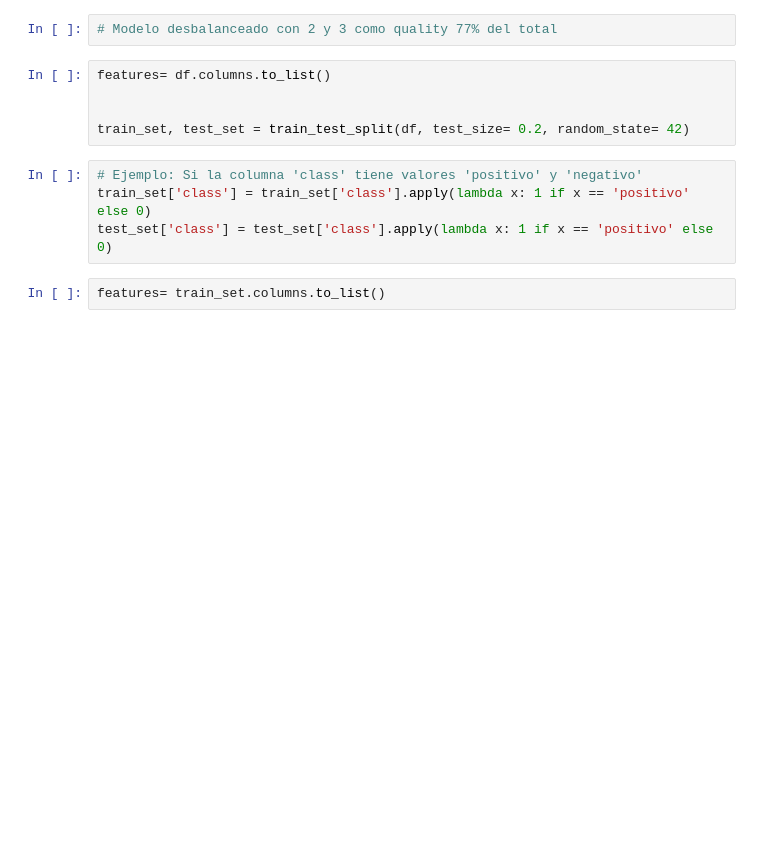
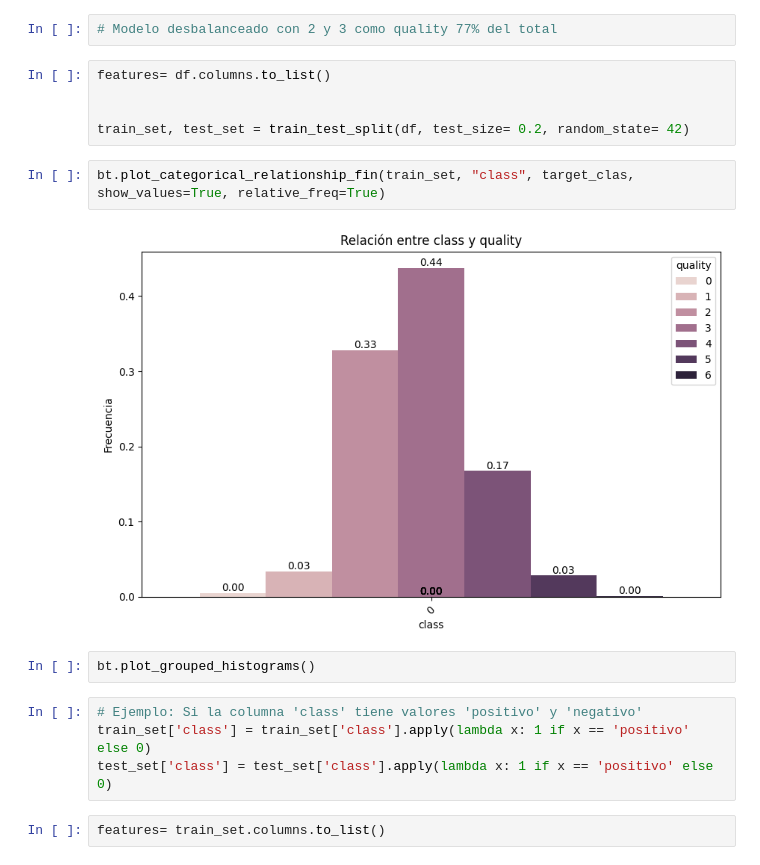
Before and after one commit to jl-padilla/ONLINE_DS_THEBRIDGE_repo, a Jupyter notebook: sprint12/unidad2/Practica_Obligatoria/18_Practica_Obligatoria_Repaso_Aprendizaje_Supervisado.ipynb, the cells around one changed output. Cells and saved outputs as stored; diff of their text form; blank space fills up the shorter version.

```diff
--- a/sprint12/unidad2/Practica_Obligatoria/18_Practica_Obligatoria_Repaso_Aprendizaje_Supervisado.ipynb
+++ b/sprint12/unidad2/Practica_Obligatoria/18_Practica_Obligatoria_Repaso_Aprendizaje_Supervisado.ipynb
@@ -136,6 +159,12 @@ features= df.columns.to_list()
 
 
 train_set, test_set = train_test_split(df, test_size= 0.2, random_state= 42)
+# %%
+bt.plot_categorical_relationship_fin(train_set, "class", target_clas, show_values=True, relative_freq=True)
+# %% [output]
+[figure, added]
+# %%
+bt.plot_grouped_histograms()
 # %%
 # Ejemplo: Si la columna 'class' tiene valores 'positivo' y 'negativo'
 train_set['class'] = train_set['class'].apply(lambda x: 1 if x == 'positivo' else 0)
```
Also changed, not shown: parts of 8 cells of this notebook, 12 other files.
